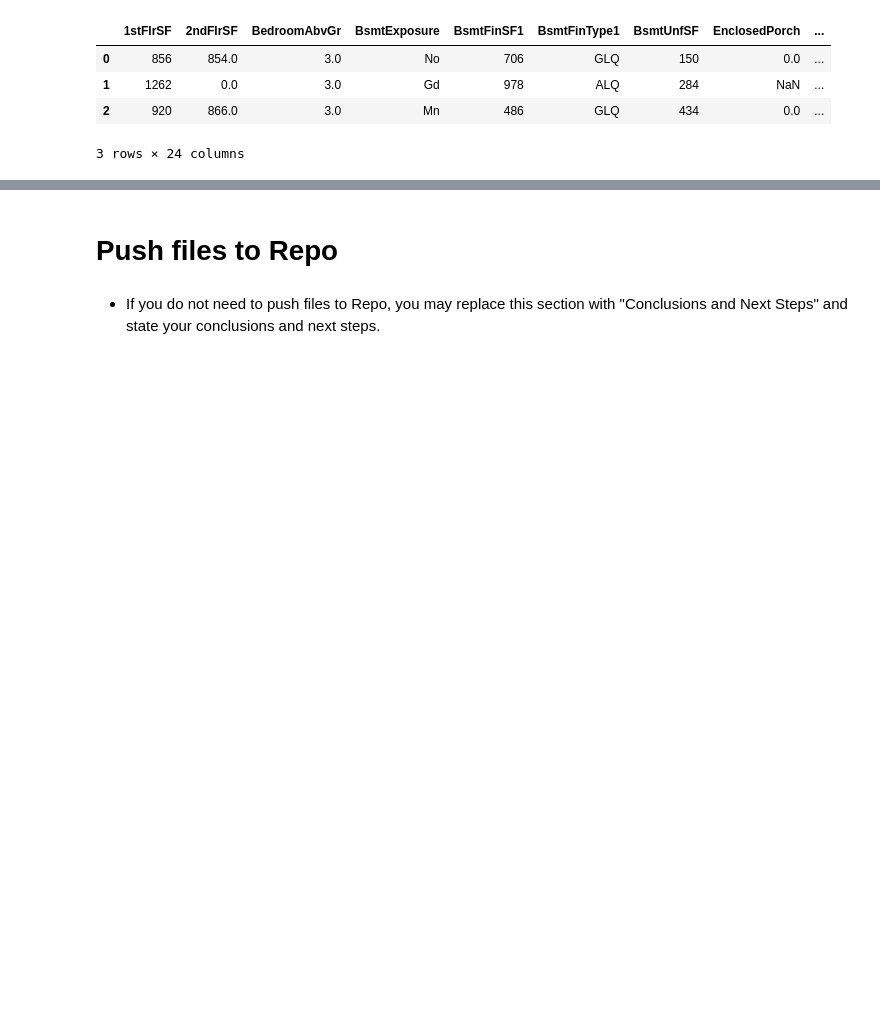
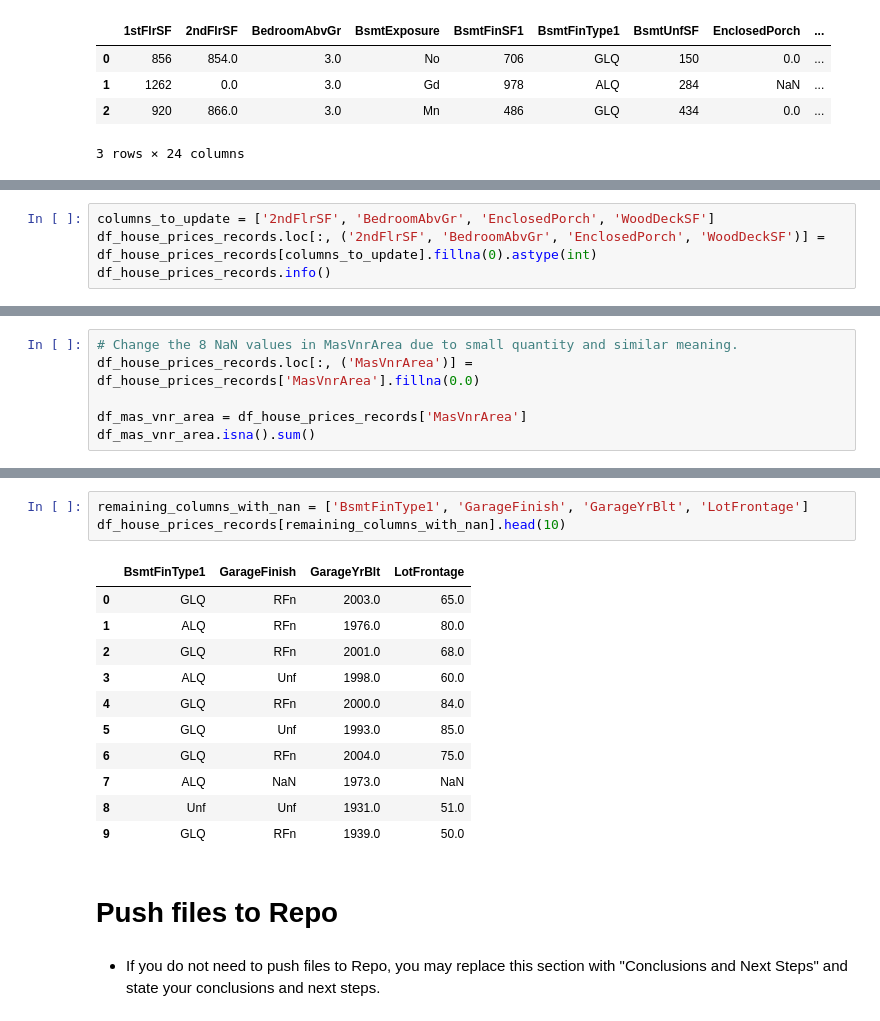
Before and after one commit to gfpkelly1986/milestone-project-heritage-housing-issues, a Jupyter notebook: jupyter_notebooks/Data-Collection.ipynb, the cells around one changed output, grey strips where cells are left out. Cells and saved outputs as stored; diff of their text form; blank space fills up the shorter version.

```diff
--- a/jupyter_notebooks/Data-Collection.ipynb
+++ b/jupyter_notebooks/Data-Collection.ipynb
@@ -520,0 +483,4 @@ df_house_prices_records.head(3)
+# %%
+columns_to_update = ['2ndFlrSF', 'BedroomAbvGr', 'EnclosedPorch', 'WoodDeckSF']
+df_house_prices_records.loc[:, ('2ndFlrSF', 'BedroomAbvGr', 'EnclosedPorch', 'WoodDeckSF')] = df_house_prices_records[columns_to_update].fillna(0).astype(int)
+df_house_prices_records.info()
@@ -520,0 +525,6 @@ df_house_prices_records.head(3)
+# %%
+# Change the 8 NaN values in MasVnrArea due to small quantity and similar meaning.
+df_house_prices_records.loc[:, ('MasVnrArea')] = df_house_prices_records['MasVnrArea'].fillna(0.0)
+
+df_mas_vnr_area = df_house_prices_records['MasVnrArea']
+df_mas_vnr_area.isna().sum()
@@ -521,3 +543,18 @@ df_house_prices_records.head(3)
+# %%
+remaining_columns_with_nan = ['BsmtFinType1', 'GarageFinish', 'GarageYrBlt', 'LotFrontage']
+df_house_prices_records[remaining_columns_with_nan].head(10)
+# %% [output]
+|  | BsmtFinType1 | GarageFinish | GarageYrBlt | LotFrontage |
+| 0 | GLQ | RFn | 2003.0 | 65.0 |
+| 1 | ALQ | RFn | 1976.0 | 80.0 |
+| 2 | GLQ | RFn | 2001.0 | 68.0 |
+| 3 | ALQ | Unf | 1998.0 | 60.0 |
+| 4 | GLQ | RFn | 2000.0 | 84.0 |
+| 5 | GLQ | Unf | 1993.0 | 85.0 |
+| 6 | GLQ | RFn | 2004.0 | 75.0 |
+| 7 | ALQ | NaN | 1973.0 | NaN |
+| 8 | Unf | Unf | 1931.0 | 51.0 |
+| 9 | GLQ | RFn | 1939.0 | 50.0 |
 # %% [markdown]
 # Push files to Repo
 # %% [markdown]
```
Also changed, not shown: parts of 25 cells of this notebook, 2 other files.
